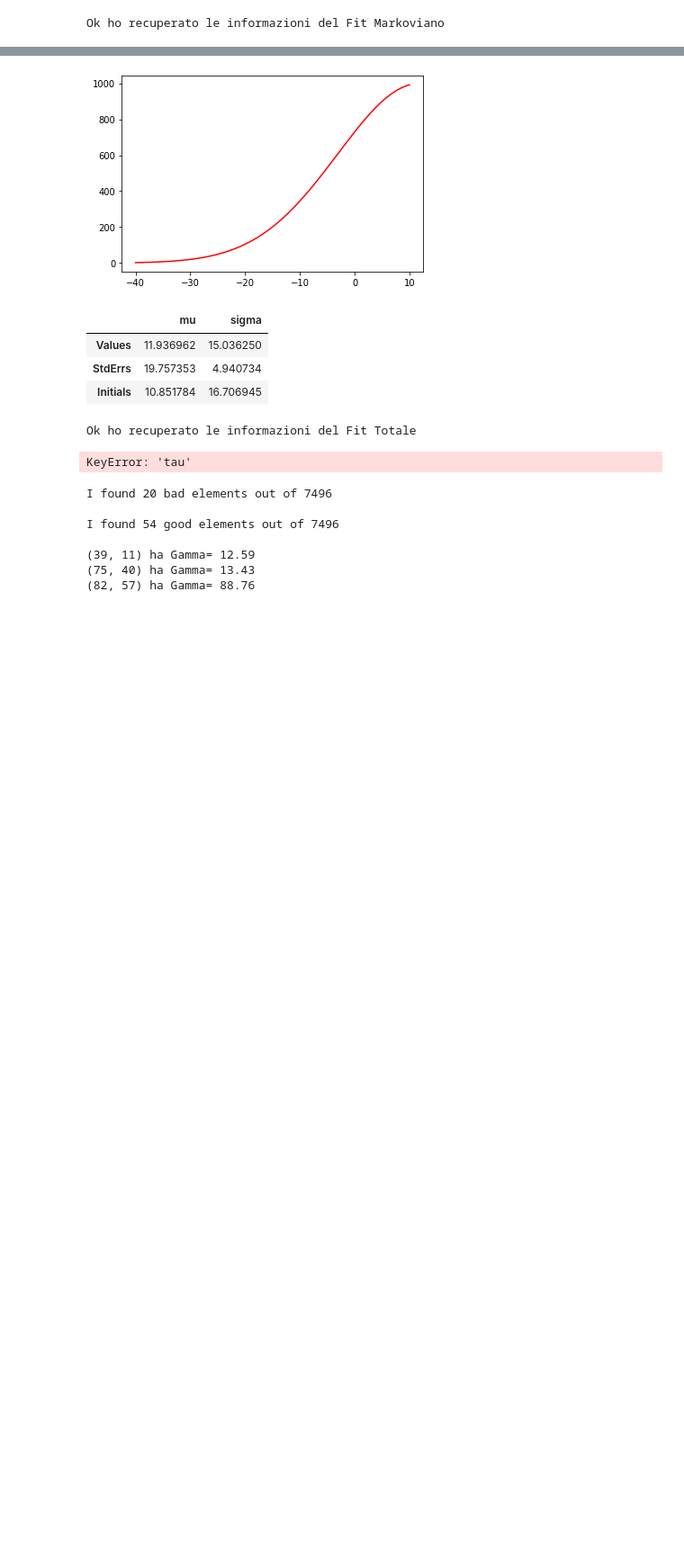
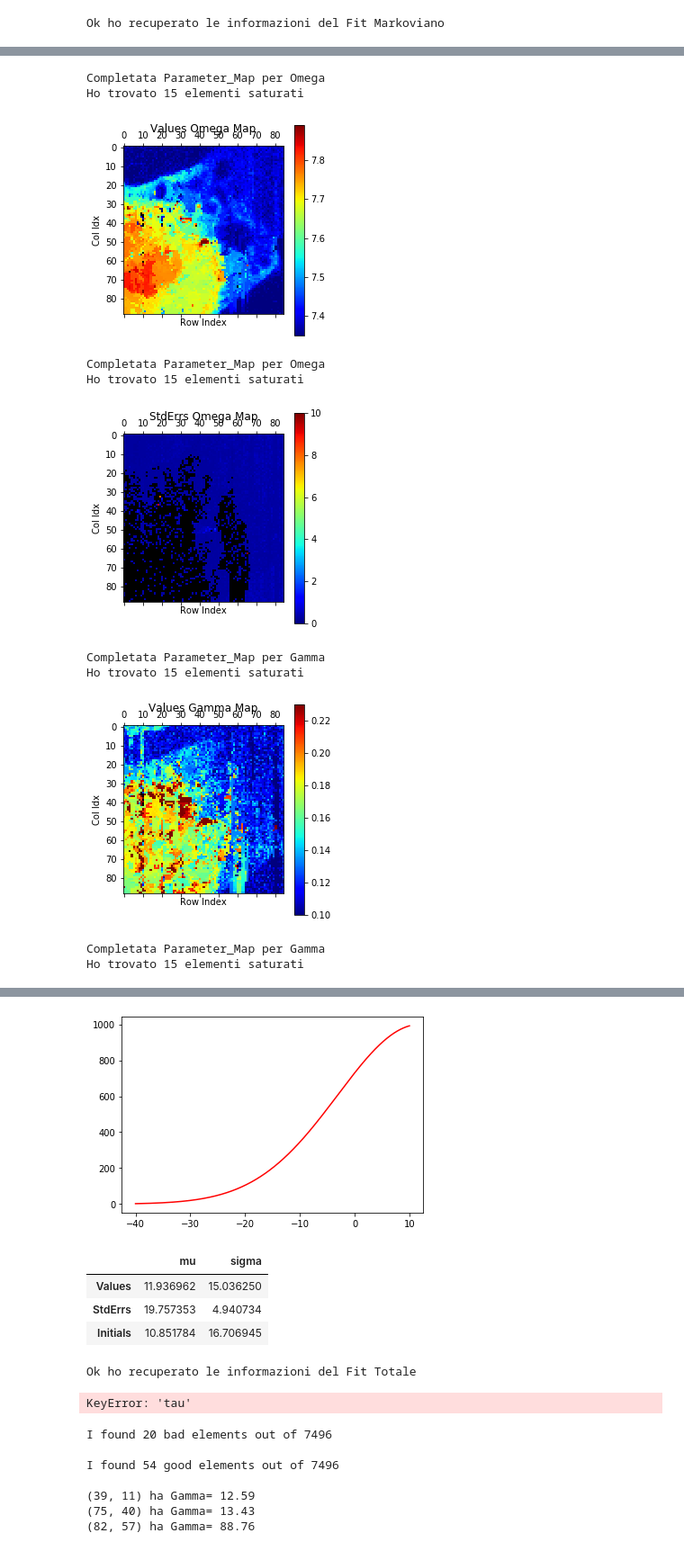
Before and after one commit to flautodipan/Python_Libraries, a Jupyter notebook: Experimentum_analysis.ipynb, the cells around one changed output, grey strips where cells are left out. Shown at 90% size. Drawn from its saved outputs; the diff is of its cells as text; code cells hidden in the pictures; blank space fills up the shorter version.

```diff
--- a/Experimentum_analysis.ipynb
+++ b/Experimentum_analysis.ipynb
@@ -124,0 +112,19 @@ plt.close()
+# %%
+#MAPPE
+omega_markov_map, _ = Get_Parameter_Map('markov', 'Omega', matrix, n_rows, n_cols, excluded, 'jet', 7.35, 7.89, fig = 'omega_markov_map', path=now_path)
+Delta_omega_markov_map, _ = Get_Parameter_Map('markov', 'Omega', matrix, n_rows, n_cols, excluded, 'jet', 0,10, fig = 'Delta_omega_markov_map', path=now_path, Deltas = True)
+gamma_markov_map, _ = Get_Parameter_Map('markov', 'Gamma', matrix, n_rows, n_cols, excluded, 'jet', 0.1,0.23, fig = 'Gamma_markov_map', path=now_path)
+Delta_gamma_markov_map, _ = Get_Parameter_Map('markov', 'Gamma', matrix, n_rows, n_cols, excluded, 'jet', 3, 15, fig = 'Delta_Gamma_markov_map', path=now_path, Deltas = True)
+markov_cost_map = Get_cost_map(matrix, 'markov', len(rows), len(cols), 'markov_cost_map', path = now_path)
+# %% [output]
+Completata Parameter_Map per Omega
+Ho trovato 15 elementi saturati
+[figure, added]
+Completata Parameter_Map per Omega
+Ho trovato 15 elementi saturati
+[figure, added]
+Completata Parameter_Map per Gamma
+Ho trovato 15 elementi saturati
+[figure, added]
+Completata Parameter_Map per Gamma
+Ho trovato 15 elementi saturati
```
Also changed, not shown: parts of 11 cells of this notebook, 4 other files.
